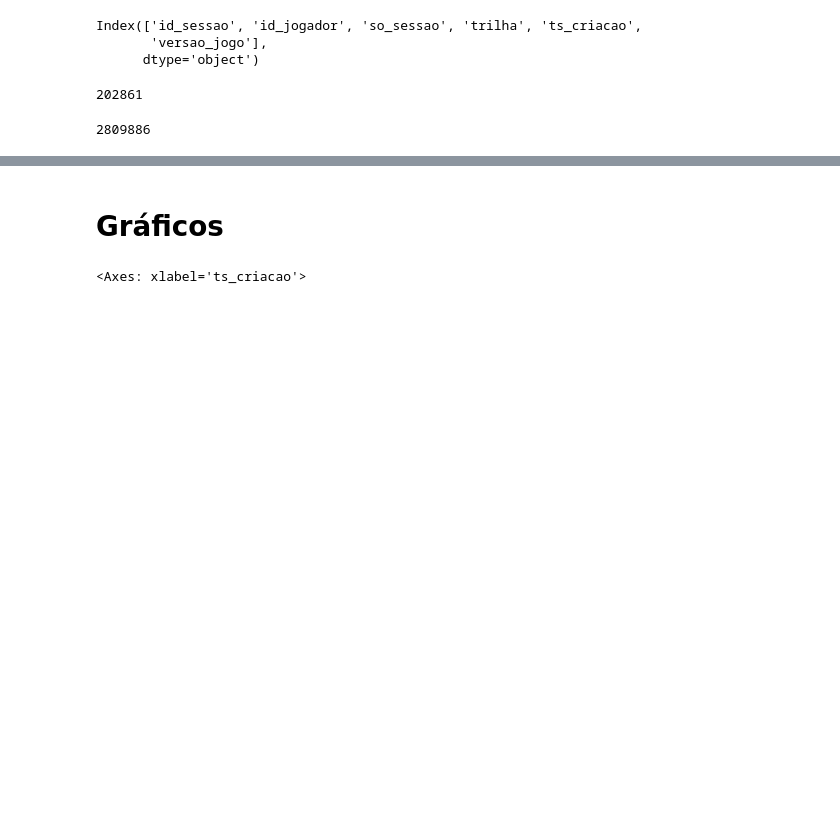
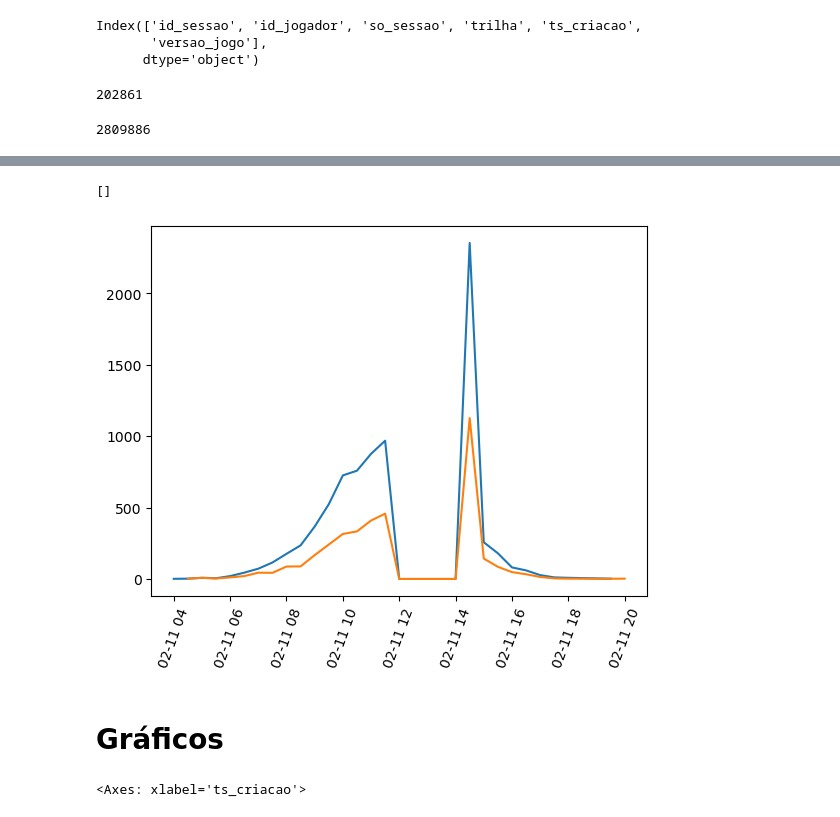
Before and after one commit to vinmir/workshop-gecap2, a Jupyter notebook: nb/poc_dados.ipynb, the cells around one changed output, grey strips where cells are left out. Cells and saved outputs as stored; diff of their text form; code cells hidden in the pictures; blank space fills up the shorter version.

Commit message:
Inicia implementação de crise

```diff
--- a/nb/poc_dados.ipynb
+++ b/nb/poc_dados.ipynb
@@ -226,0 +231,10 @@ df.to_sql('eventos_sessao',workshop_db_engine, if_exists='append', index=False)
+# %%
+# df_sj_base = (pd.read_sql('sessao_jogador', workshop_db_engine)
+#                 .astype({'ts_criacao':'datetime64[ns]'})
+#              )
+
+df_es_base = (pd.read_sql("""SELECT es.* FROM eventos_sessao es where date(es.ts_evento ) = '2025-02-11'""", workshop_db_engine)
+                .astype({'ts_evento':'datetime64[ns]'})
+             ).set_index(['id_sessao'])
+# %%
+df_es_base.ts_evento = (df_es_base[(df_es_base.ts_evento > '2025-02-11 12:00:00') & (df_es_base.ts_evento < '2025-02-11 14:00:00')].ts_evento + datetime.timedelta(hours=2))
@@ -226,0 +259,5 @@ df.to_sql('eventos_sessao',workshop_db_engine, if_exists='append', index=False)
+# %%
+df_crise_a = df_es_base.loc[:, '2025-02-11 12:00:00':'2025-02-11 14:00:00',:].copy()
+# df_es_base.loc[:, '2025-02-11 12:00:00':'2025-02-11 14:00:00',:]
+# %%
+df.loc['2025-02-11 14:30:00'] = df.loc['2025-02-11 14:30:00'].values + (df_crise_a.groupby(level=[1]).sum().astype('float64')*0.5).values
@@ -227,3 +284,12 @@ df.to_sql('eventos_sessao',workshop_db_engine, if_exists='append', index=False)
+# %%
+fig, ax = plt.subplots()
+ax.plot(df.loc['2025-02-11',1])
+ax.plot(df.loc['2025-02-11',6])
+plt.xticks(rotation=70)
+plt.plot()
+# %% [output]
+[]
+[figure, added]
 # %% [markdown]
 # Gráficos
 # %%
```
Also changed, not shown: parts of 6 cells of this notebook.
